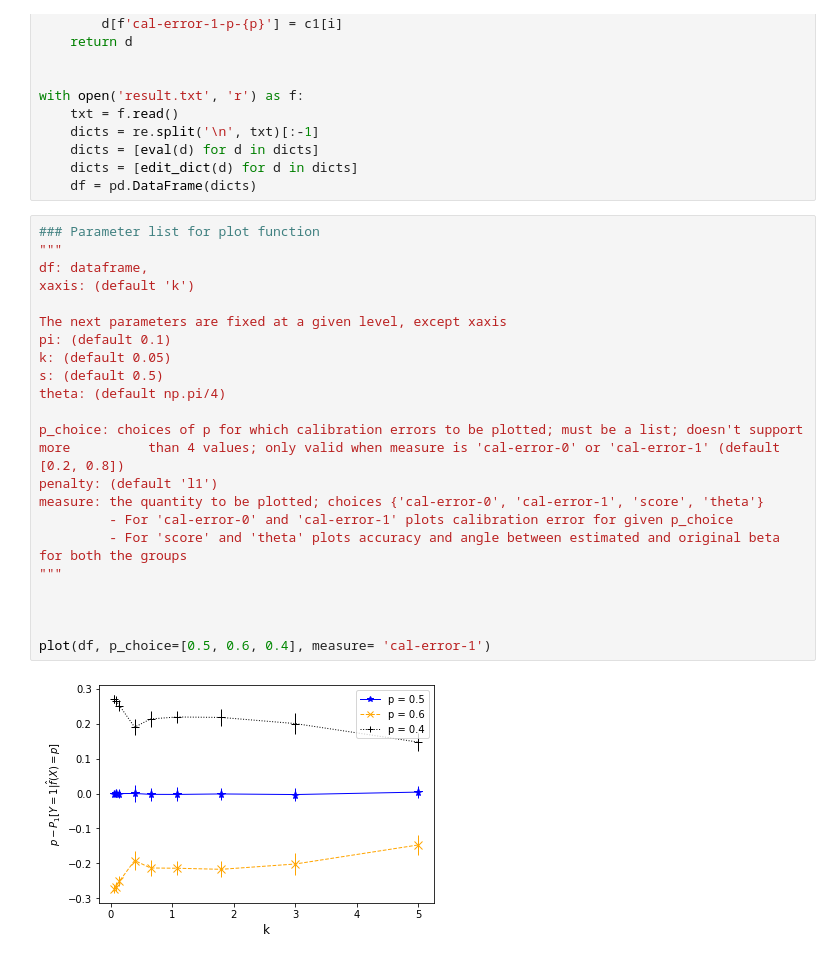
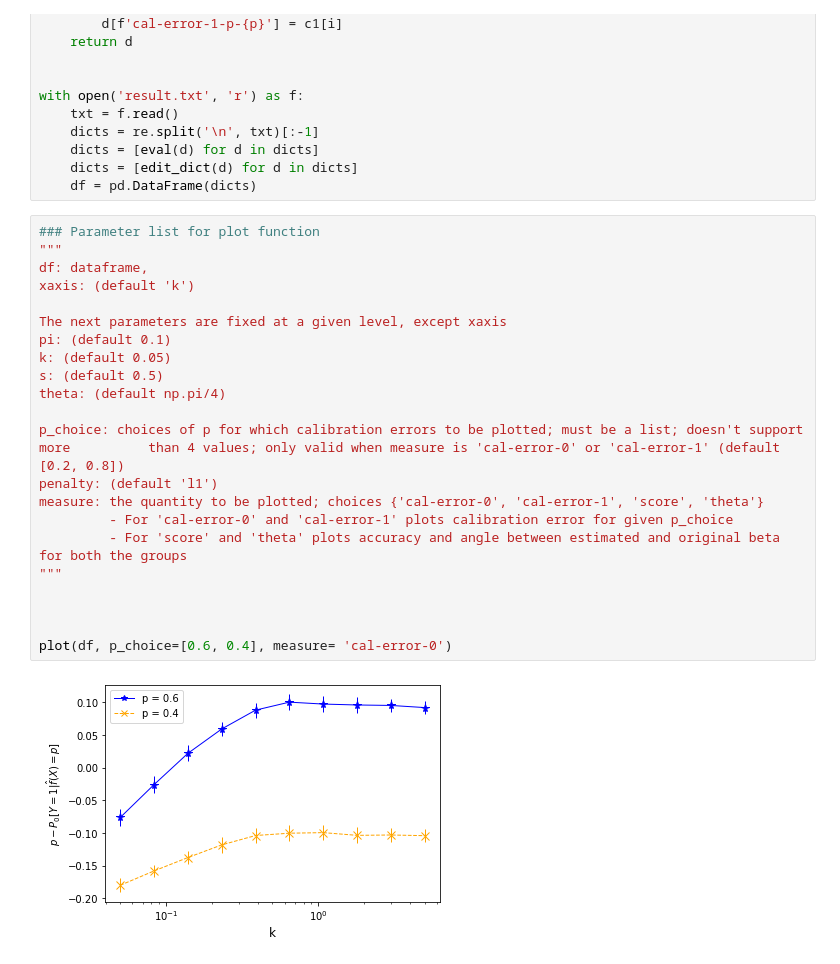
Before and after one commit to smaityumich/logreg-calibration, a Jupyter notebook: plots.ipynb, the cells around one changed output. Cells and saved outputs as stored; diff of their text form.

```diff
--- a/plots.ipynb
+++ b/plots.ipynb
@@ -26,24 +26,24 @@ with open('result.txt', 'r') as f:
 # %%
 ### Parameter list for plot function
 """
 df: dataframe,
 xaxis: (default 'k')
 
 The next parameters are fixed at a given level, except xaxis
 pi: (default 0.1)
 k: (default 0.05)
 s: (default 0.5)
 theta: (default np.pi/4)
 
 p_choice: choices of p for which calibration errors to be plotted; must be a list; doesn't support more          than 4 values; only valid when measure is 'cal-error-0' or 'cal-error-1' (default [0.2, 0.8])
 penalty: (default 'l1')
 measure: the quantity to be plotted; choices {'cal-error-0', 'cal-error-1', 'score', 'theta'}
          - For 'cal-error-0' and 'cal-error-1' plots calibration error for given p_choice
          - For 'score' and 'theta' plots accuracy and angle between estimated and original beta for both the groups
 """
 
 
 
-plot(df, p_choice=[0.5, 0.6, 0.4], measure= 'cal-error-1')
+plot(df, p_choice=[0.6, 0.4], measure= 'cal-error-0')
 # %% [output]
-[figure, old version]
+[figure, new version]
```
Also changed, not shown: 5 other files.
